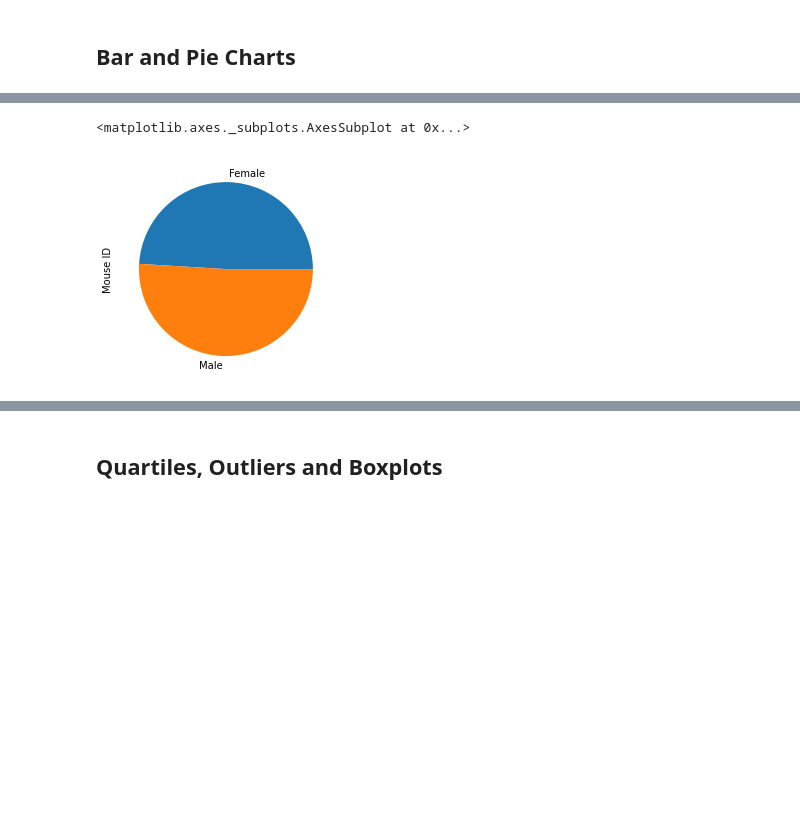
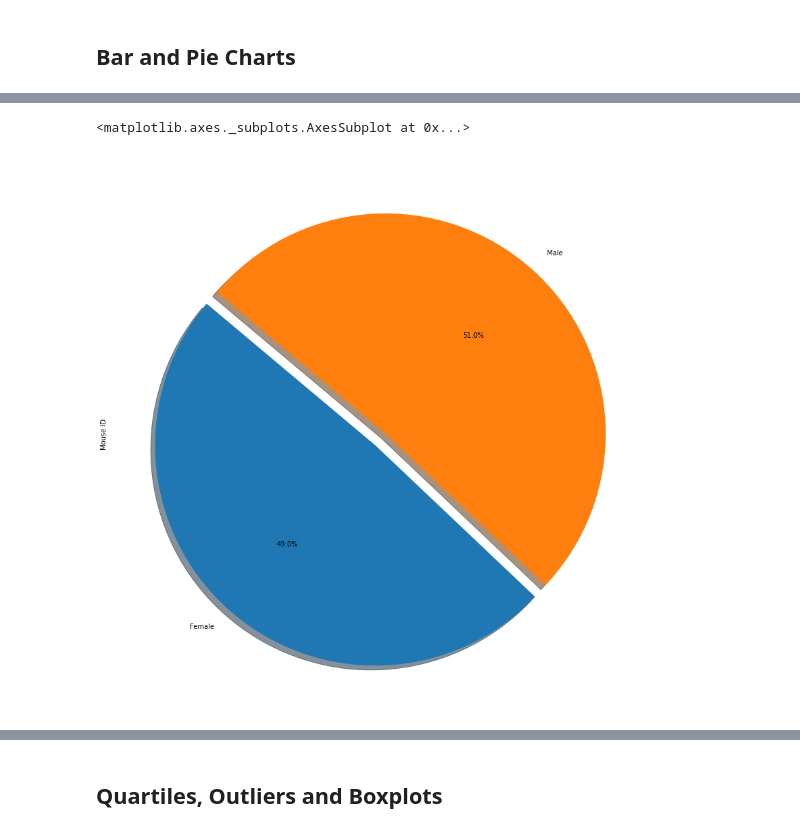
Before and after one commit to cieranmorris/Drug-Therapy-Animal-Study, a Jupyter notebook: pymaceuticals_starter.ipynb, the cells around one changed output, grey strips where cells are left out. Drawn from its saved outputs; the diff is of its cells as text; code cells hidden in the pictures; blank space fills up the shorter version.

```diff
--- a/pymaceuticals_starter.ipynb
+++ b/pymaceuticals_starter.ipynb
@@ -178,16 +164,13 @@ Text(0, 0.5, 'Total Number of Measurements (Timepoints)')
 # %%
 # Generate a pie plot showing the distribution of female versus male mice using PANDAS
 
 #groupby same dataframe for Mouse ID and sex
 mouse_sex_grouped = fixed_df.groupby(["Sex"]).count()["Mouse ID"]
 mouse_sex_grouped
 
-mouse_sex_grouped.plot( kind="pie")
-
-# mouse_sex_df = pd.DataFrame(mouse_sex_grouped.size())
-# mouse_sex_df
+mouse_sex_grouped.plot( kind="pie", autopct = "%1.1f%%", figsize = (15,15), startangle = 140, legend = False, explode = (0.07, 0), shadow = True)
 # %% [output]
 <matplotlib.axes._subplots.AxesSubplot at 0x...>
-[figure, old version]
+[figure, new version]
 # %%
 # Generate a pie plot showing the distribution of female versus male mice using PYPLOT
```
Also changed, not shown: parts of 4 cells of this notebook.
